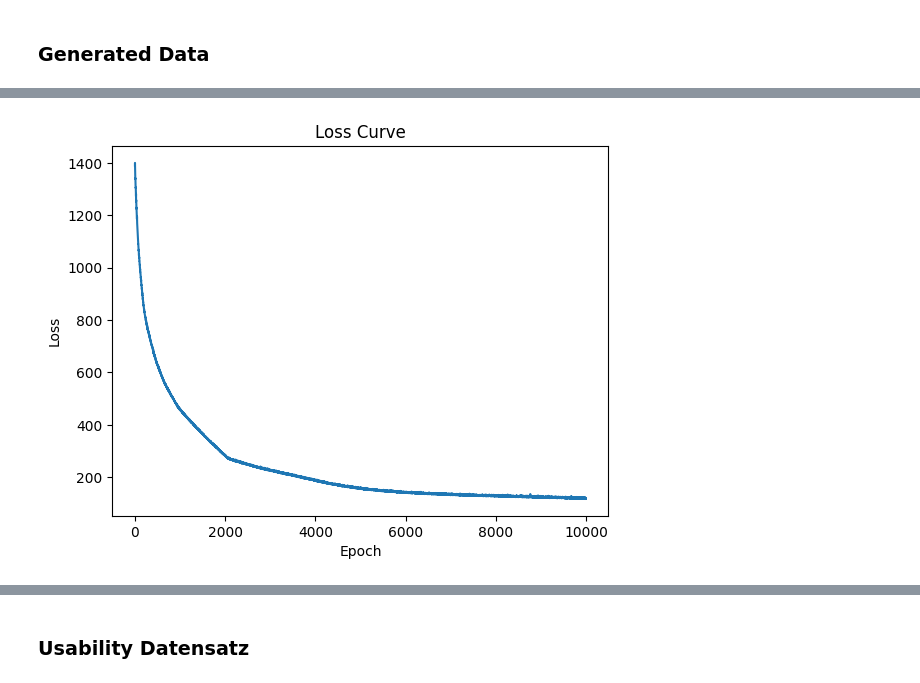
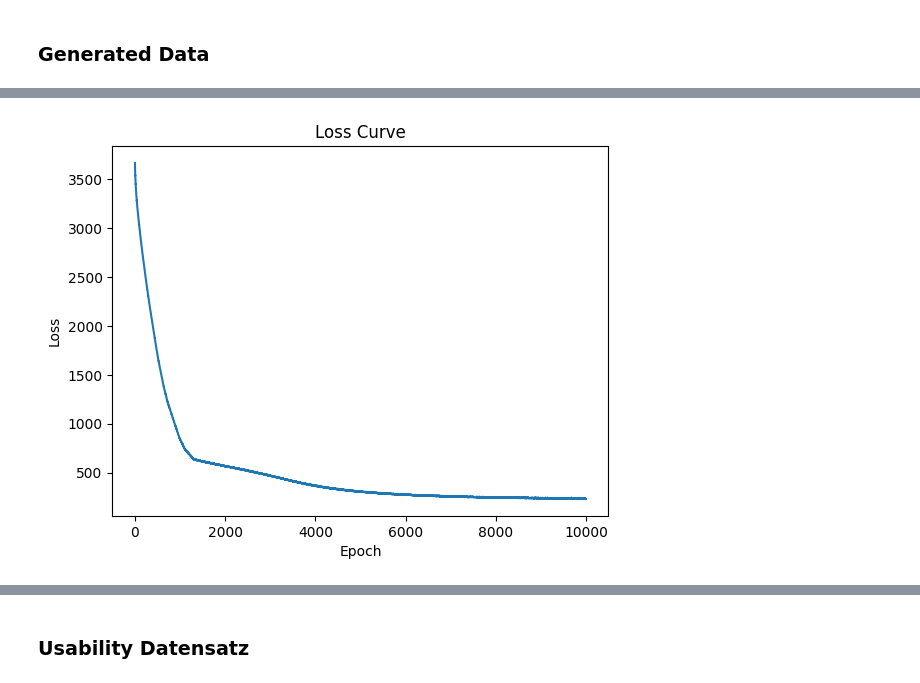
Before and after one commit to lukas48/PC-IRT-AE, a Jupyter notebook: Partial_Credit_IRT_Autoencoders.ipynb, the cells around one changed output, grey strips where cells are left out. Drawn from its saved outputs; the diff is of its cells as text; code cells hidden in the pictures.

```diff
--- a/Partial_Credit_IRT_Autoencoders.ipynb
+++ b/Partial_Credit_IRT_Autoencoders.ipynb
@@ -16,7 +16,7 @@ import matplotlib.pyplot as plt
 # correlated, so that a uni-dimensional construct can cover the data
 # quite well.
 
-N = 100
+N = 150
 
 # here is our Q matrix
 Q = np.array([
@@ -263,6 +263,25 @@ Accuracy: 0.43
  [1. 1. 1. ... 0. 0. 0.]
  [1. 1. 1. ... 1. 1. 1.]
  [1. 1. 1. ... 0. 0. 0.]]
+# %%
+import pandas as pd
+import numpy as np
+import statsmodels.api as sm
+from statsmodels.miscmodels.ordinal_model import OrderedModel
+
+
+# Zielvariable (ordinal)
+y = pd.Series(np.random.choice([1, 2, 3], size=n, p=[0.2, 0.5, 0.3]))  # 1: Niedrig, 2: Mittel, 3: Hoch
+
+# One-Hot-Encoding für kategorische Variablen
+X = pd.get_dummies(X, columns=['Bildung'], drop_first=True)
+
+# Modell erstellen
+model = OrderedModel(y, X, distr='logit')  # 'logit' für logistische Regression
+result = model.fit()
+
+# Ergebnisse anzeigen
+print(result.summary())
 # %% [markdown]
 ## VAE
 # %% [markdown]
@@ -326,8 +355,9 @@ import numpy as np
 import matplotlib.pyplot as plt
 
 class VAE_PC(torch.nn.Module):
-    def __init__(self, num_inputs, num_neurons, num_latent, num_categories, noise = 0.1, regul = 0.1, monotonic_penalty_parameter = 50, q_penalty_parameter = 10):
+    def __init__(self, num_inputs, num_neurons, num_latent, num_categories, noise = 0.1, regul = 0.1, monotonic_penalty_parameter = 200, q_penalty_parameter = 100, q_value_penalty_parameter=1):
         super(VAE_PC, self).__init__()
+        self.q_value_penalty_parameter = q_value_penalty_parameter
         self.q_penalty_parameter = q_penalty_parameter
         self.monotonic_penalty_parameter = monotonic_penalty_parameter
         self.noise = noise
@@ -479,8 +509,8 @@ class VAE_PC(torch.nn.Module):
             Mu, LogSigma, theta, Y = self.forward(X)
 
             # Compute the loss function
-            neg_log_pz = 0.5 * torch.sum(theta ** 2) * self.regul
-            neg_log_qzx = torch.sum(LogSigma) * self.regul
+            neg_log_pz = 0.5 * torch.sum(theta ** 2)
+            neg_log_qzx = torch.sum(LogSigma)
 
             #X_onehot = F.one_hot(X.long(), num_classes=self.num_categories).float()
             #neg_log_pxz = -torch.sum(X_onehot * torch.log(Y + 1e-10))
@@ -500,10 +530,14 @@ class VAE_PC(torch.nn.Module):
             mono_penalty = torch.sum(F.relu(-diffs))
 
             # Penalize negative values in Q
-
             q_penalty = torch.sum(F.relu(-self.Q))
 
-            loss = original_loss + self.monotonic_penalty_parameter * mono_penalty + self.q_penalty_parameter * q_penalty
+            #penalize positive values
+            # Penalize positive values in Q
+            q_l1_penalty = torch.sum(F.relu(self.Q))  # Bestraft nur positive Werte
+
+
+            loss = neg_log_pxz + (neg_log_pz - neg_log_qzx) * self.regul + self.monotonic_penalty_parameter * mono_penalty + self.q_penalty_parameter * q_penalty + q_l1_penalty * self.q_value_penalty_parameter
             loss_values.append(loss.item())
 
             loss.backward()
@@ -560,6 +626,6 @@ Accuracy on validation set: 0.8357142857142857
 # %%
 num_inputs = 7  # number of tasks
-num_neurons = 64  # number of neurons in the hidden layer
+num_neurons = 128  # number of neurons in the hidden layer
 
 
 num_latent = 2  # latent space dimension
@@ -592,4 +658,4 @@ Epoch 9900, Loss: 117.63614654541016
-[figure, old version]
+[figure, new version]
 # %%
 # Extracting model parameters
 diffs = model_pytorch.b[:, 1:] - model_pytorch.b[:, :-1]
```
Also changed, not shown: parts of 20 cells of this notebook, 9 other files.
